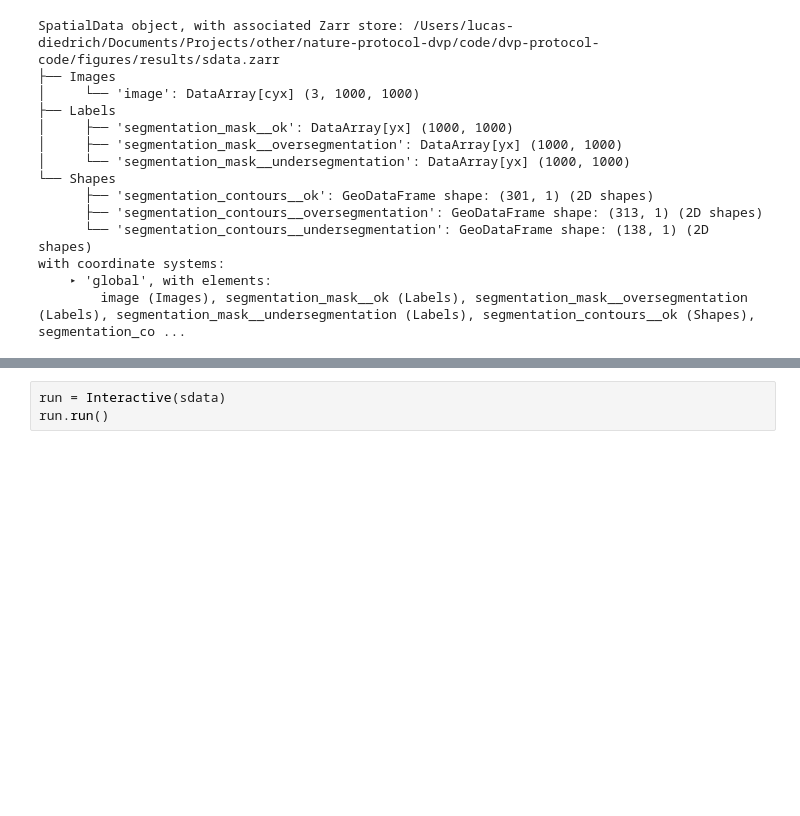
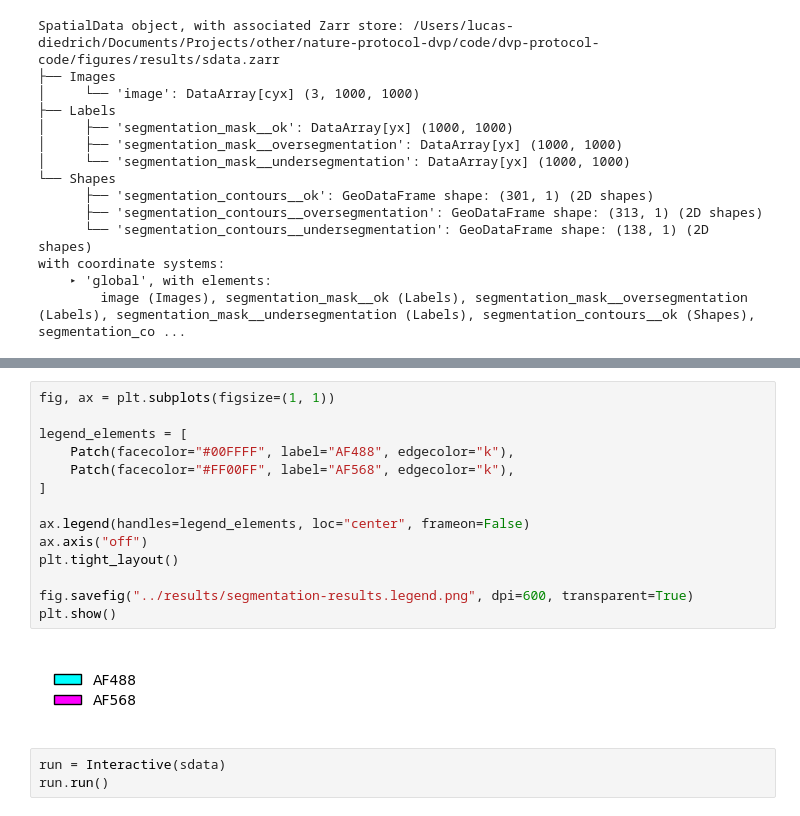
Before and after one commit to NordmannLab/dvp-protocol-code, a Jupyter notebook: figures/notebooks/generate-segmentation-example.ipynb, the cells around one changed output, grey strips where cells are left out. Drawn from its saved outputs; the diff is of its cells as text; blank space fills up the shorter version.

```diff
--- a/figures/notebooks/generate-segmentation-example.ipynb
+++ b/figures/notebooks/generate-segmentation-example.ipynb
@@ -191,3 +217,19 @@ WARNING  render_images: You're blending multiple cmaps. If the plot doesn't look
+# %%
+fig, ax = plt.subplots(figsize=(1, 1))
+
+legend_elements = [
+    Patch(facecolor="#00FFFF", label="AF488", edgecolor="k"),
+    Patch(facecolor="#FF00FF", label="AF568", edgecolor="k"),
+]
+
+ax.legend(handles=legend_elements, loc="center", frameon=False)
+ax.axis("off")
+plt.tight_layout()
+
+fig.savefig("../results/segmentation-results.legend.png", dpi=600, transparent=True)
+plt.show()
+# %% [output]
+[figure, added]
 # %%
 run = Interactive(sdata)
 run.run()
```
Also changed, not shown: parts of 5 cells of this notebook.
